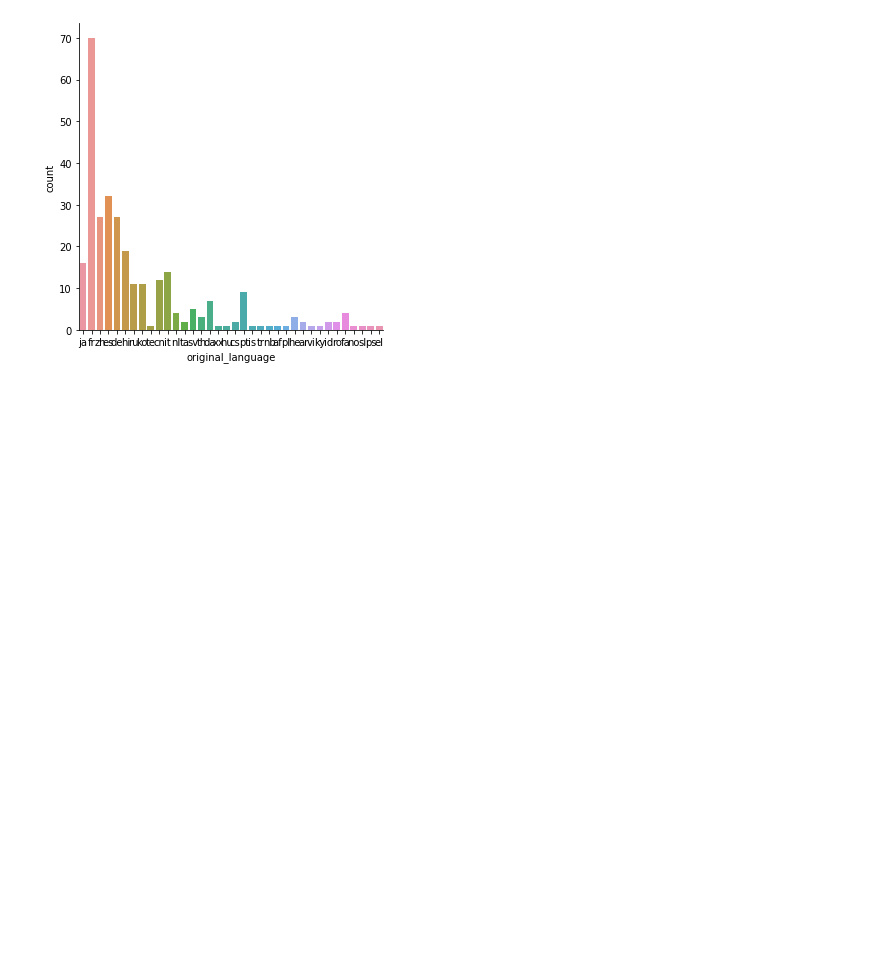
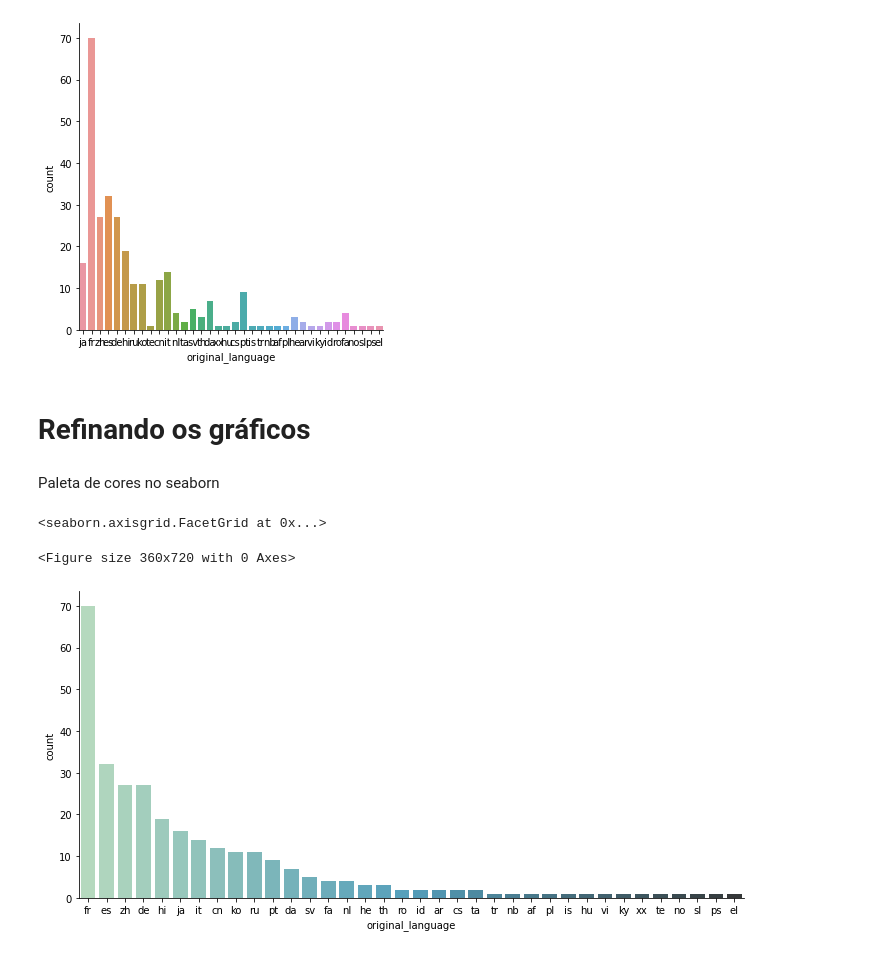
Before and after one commit to cglima/alura-data-science-primeiros-passos, a Jupyter notebook: notebook/introducao-data-science.ipynb, the cells around one changed output. Drawn from its saved outputs; the diff is of its cells as text; code cells hidden in the pictures; blank space fills up the shorter version.

Commit message:
refinando as visualizações

```diff
--- a/notebook/introducao-data-science.ipynb
+++ b/notebook/introducao-data-science.ipynb
@@ -510,3 +510,19 @@ sns.catplot(x="original_language", kind="count", data = filmes_sem_lingua_origin
 # %% [output]
 <seaborn.axisgrid.FacetGrid at 0x...>
 [figure]
+# %% [markdown]
+# Refinando os gráficos
+# %% [markdown]
+Paleta de cores no seaborn
+# %%
+filmes_sem_lingua_original_em_ingles = tmdb.query("original_language != 'en'")
+plt.figure(figsize=(5,10)) # gerando uma figura com tamanho 5x10
+sns.catplot(x="original_language", kind="count",
+            data = filmes_sem_lingua_original_em_ingles,
+            aspect = 2,
+            palette = "GnBu_d",
+            order = total_por_lingua_de_outros_filmes.index)
+# %% [output]
+<seaborn.axisgrid.FacetGrid at 0x...>
+<Figure size 360x720 with 0 Axes>
+[figure, added]
```
Also changed, not shown: parts of 2 cells of this notebook.
